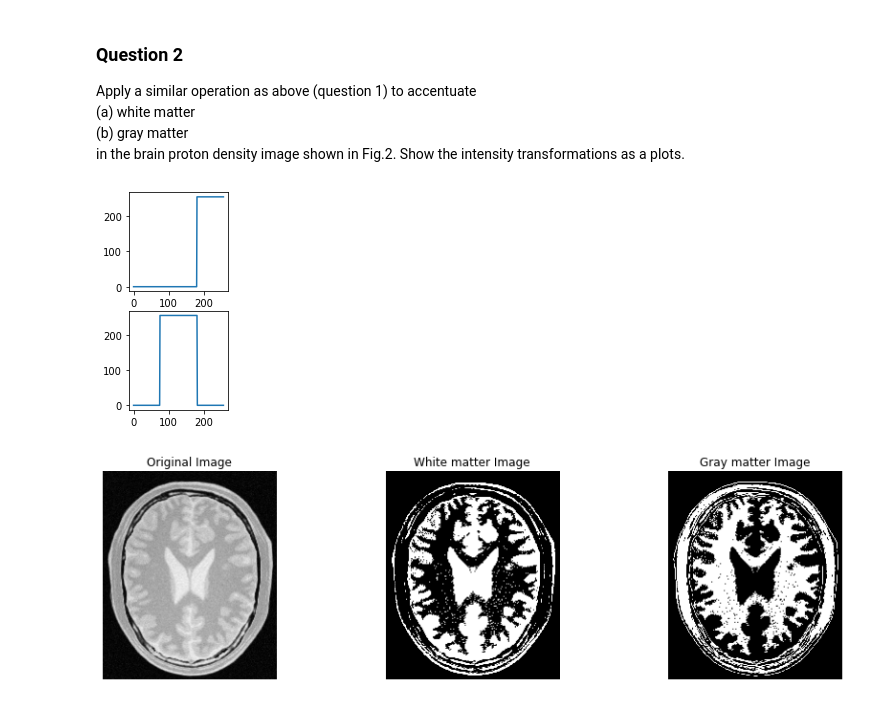
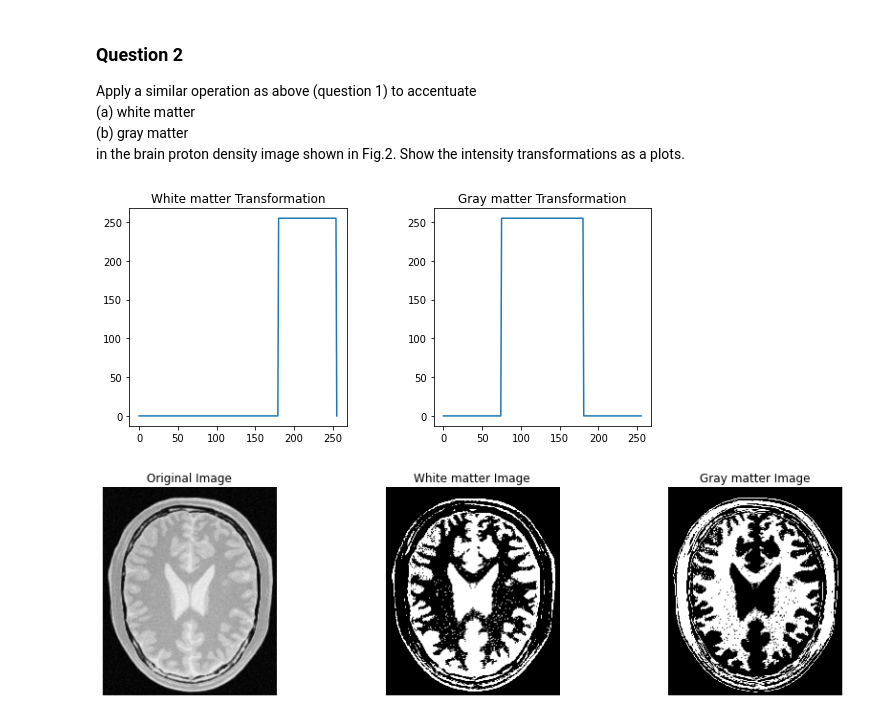
Before and after one commit to ayodyawkh/EN2550, a Jupyter notebook: Assignment_1/Assignment1.ipynb, the cells around one changed output. Saved outputs shown, nothing was run; the diff lists cells and outputs as text; code cells hidden in the pictures.

```diff
--- a/Assignment_1/Assignment1.ipynb
+++ b/Assignment_1/Assignment1.ipynb
@@ -51,45 +46,33 @@ in the brain proton density image shown in Fig.2. Show the intensity transformat
 # %%
 import numpy as np
 import cv2 as cv
 import matplotlib.pyplot as plt
 
 Img = cv.imread('brain_proton_density_slice.png')
 assert Img is not None
 
-t1 = (255)*np.ones(0)
-t2 = np.zeros(180)
-t3 = (255)*np.ones(76)
-
+t1 = np.zeros(180)
+t2 = (255)*np.ones(75)
+t3 = np.zeros(1)
 t_1 = np.concatenate((t1,t2,t3),axis=0).astype(np.uint8)
 
 T1 = np.zeros(75)
 T2 = (255)*np.ones(106)
 T3 = np.zeros(75)
-
 t_2 = np.concatenate((T1,T2,T3),axis=0).astype(np.uint8)
 
-figure, axis = plt.subplots(2)
+figure, axis = plt.subplots(1, 2)
 figure.set_figwidth(10)
-
 axis[0].plot(t_1)
-axis[0].set_aspect('equal')
+axis[0].set_aspect('equal'), axis[0].title.set_text('White matter Transformation')
 axis[1].plot(t_2)
-axis[1].set_aspect('equal')
+axis[1].set_aspect('equal'), axis[1].title.set_text('Gray matter Transformation')
 assert len(t_1) == 256
 white_Img = cv.LUT(Img,t_1)
 assert len(t_2) == 256
 gray_Img = cv.LUT(Img,t_2)
-
-cv.namedWindow("Image",cv.WINDOW_AUTOSIZE)
-cv.imshow('Image',Img)
-cv.waitKey(0)
-cv.imshow('Image',white_Img)
-cv.waitKey(0)
-cv.imshow('Image',gray_Img)
-cv.waitKey(0)
-cv.destroyAllWindows()
 # %% [output]
-[figure, old version]
+[figure, new version]
 # %%
 figure, axis = plt.subplots(1,3)
 figure.set_figwidth(15)
```
Also changed, not shown: parts of 14 cells of this notebook, 1 other file.
